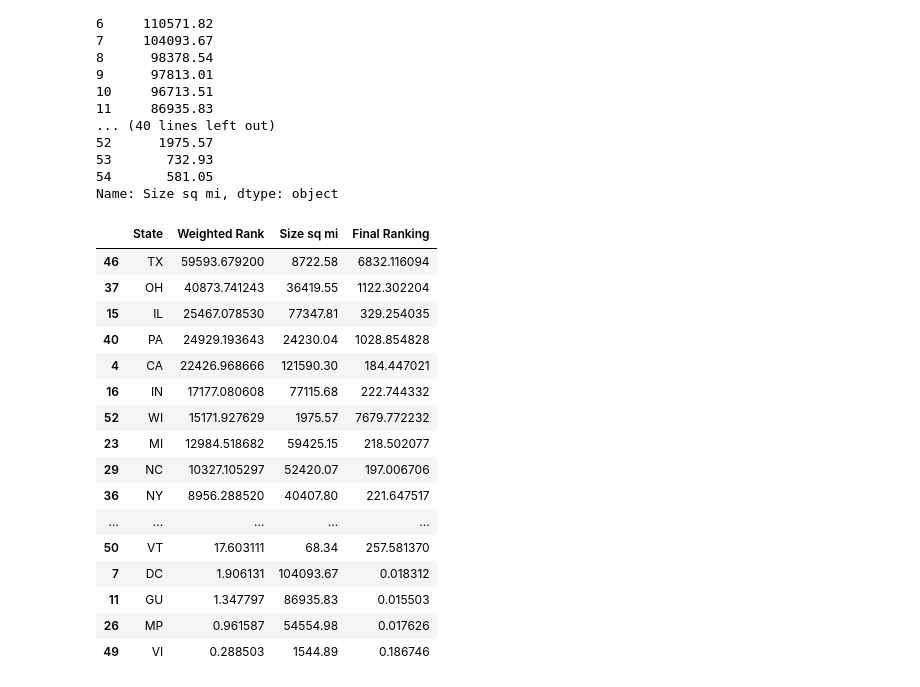
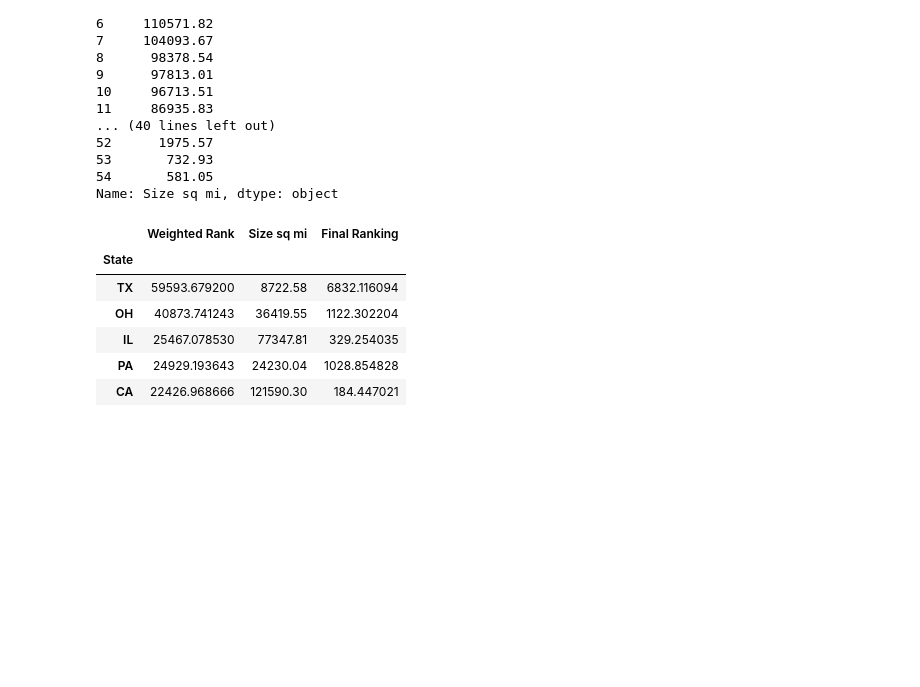
Before and after one commit to ivanescalona/GroupProject1, a Jupyter notebook: facilities_df.ipynb, the cells around one changed output. Cells and saved outputs as stored; diff of their text form; code cells hidden in the pictures; blank space fills up the shorter version.

```diff
--- a/facilities_df.ipynb
+++ b/facilities_df.ipynb
@@ -319,23 +319,14 @@ See the caveats in the documentation: http://pandas.pydata.org/pandas-docs/stabl
 Name: Size sq mi, dtype: object
 # %%
 df5['Final Ranking'] = df5['Weighted Rank']*1000/(pd.to_numeric(df5['Size sq mi']))
-df5.sort_values(by = 'Weighted Rank', ascending=False)
+df5 = df5.sort_values(by = 'Weighted Rank', ascending=False).set_index('State')
+df5.head()
 # %% [output]
-|  | State | Weighted Rank | Size sq mi | Final Ranking |
-| 46 | TX | 59593.679200 | 8722.58 | 6832.116094 |
-| 37 | OH | 40873.741243 | 36419.55 | 1122.302204 |
-| 15 | IL | 25467.078530 | 77347.81 | 329.254035 |
-| 40 | PA | 24929.193643 | 24230.04 | 1028.854828 |
-| 4 | CA | 22426.968666 | 121590.30 | 184.447021 |
-| 16 | IN | 17177.080608 | 77115.68 | 222.744332 |
-| 52 | WI | 15171.927629 | 1975.57 | 7679.772232 |
-| 23 | MI | 12984.518682 | 59425.15 | 218.502077 |
-| 29 | NC | 10327.105297 | 52420.07 | 197.006706 |
-| 36 | NY | 8956.288520 | 40407.80 | 221.647517 |
-| ... | ... | ... | ... | ... |
-| 50 | VT | 17.603111 | 68.34 | 257.581370 |
-| 7 | DC | 1.906131 | 104093.67 | 0.018312 |
-| 11 | GU | 1.347797 | 86935.83 | 0.015503 |
-| 26 | MP | 0.961587 | 54554.98 | 0.017626 |
-| 49 | VI | 0.288503 | 1544.89 | 0.186746 |
+|  | Weighted Rank | Size sq mi | Final Ranking |
+| State |  |  |  |
+| TX | 59593.679200 | 8722.58 | 6832.116094 |
+| OH | 40873.741243 | 36419.55 | 1122.302204 |
+| IL | 25467.078530 | 77347.81 | 329.254035 |
+| PA | 24929.193643 | 24230.04 | 1028.854828 |
+| CA | 22426.968666 | 121590.30 | 184.447021 |
 # %%
```
Also changed, not shown: parts of 1 cell of this notebook, 2 other files.
